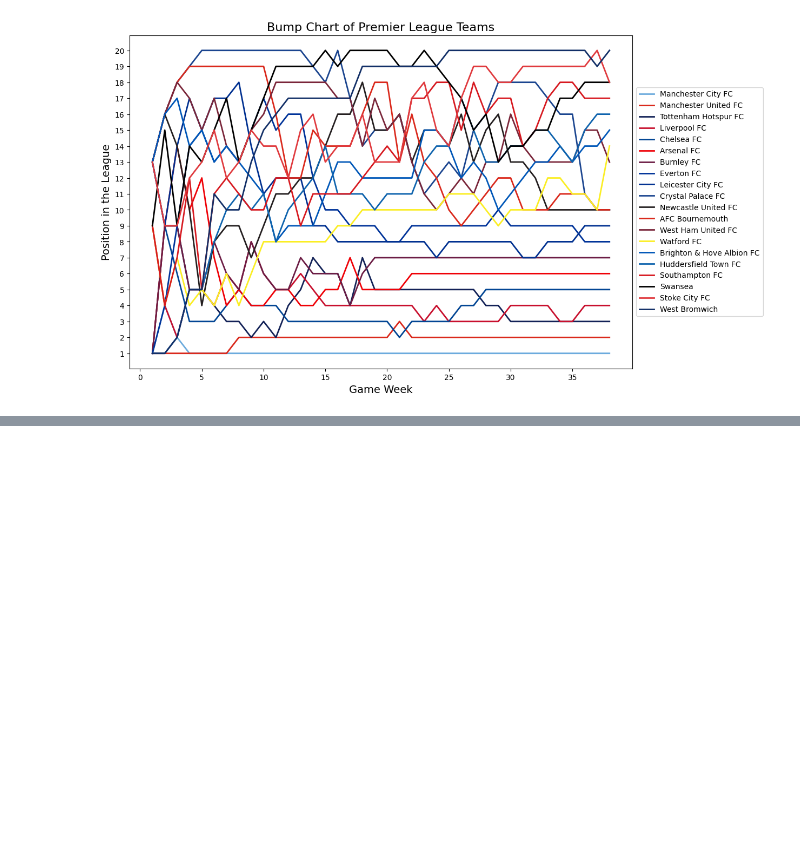
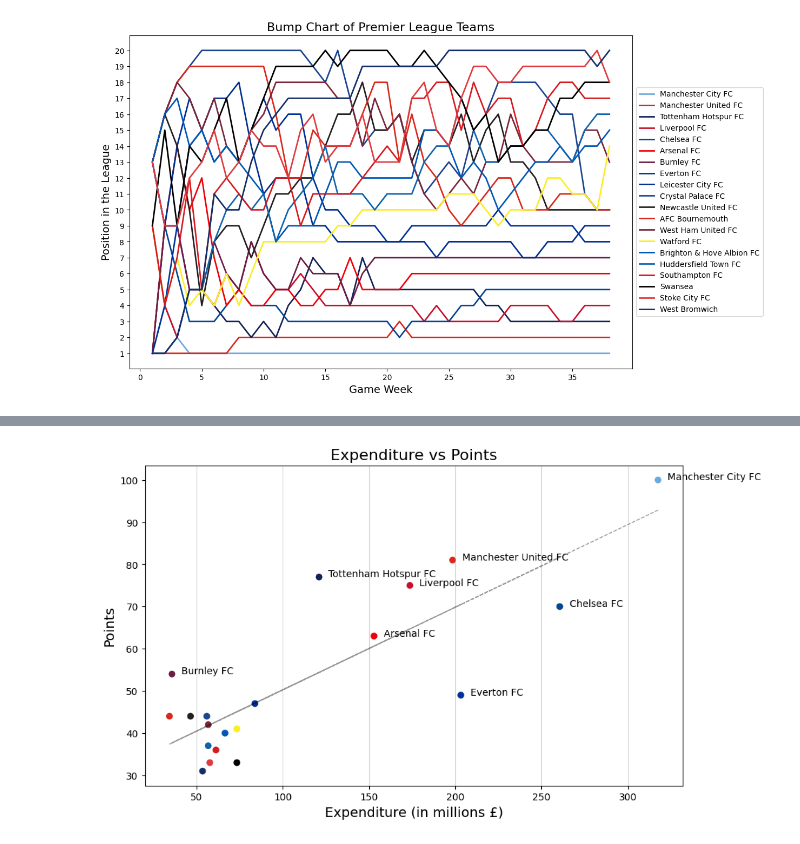
Before and after one commit to G4din/DM-Football, a Jupyter notebook: analysis/season_analysis.ipynb, the cells around one changed output, grey strips where cells are left out. Drawn from its saved outputs; the diff is of its cells as text; code cells hidden in the pictures; blank space fills up the shorter version.

```diff
--- a/analysis/season_analysis.ipynb
+++ b/analysis/season_analysis.ipynb
@@ -525,0 +682,28 @@ plt.show()
+# %%
+# Lets plot this
+# Scatter plot of expenditure vs points
+
+import numpy as np
+
+plt.figure(figsize=(10,6))
+plt.scatter(financial['expenditure'], financial['points'], color=[team_colors[i] for i in financial['team']])
+# print out all the names of the scatters that are above the 100 million mark
+for i, txt in enumerate(financial['team']):
+    if financial['points'].iloc[i] > 48:
+        plt.annotate(txt,
+                     (financial['expenditure'].iloc[i], financial['points'].iloc[i]),
+                     xytext=(10,0),
+                     textcoords='offset points')
+
+# Fit a line to the data
+z = np.polyfit(financial['expenditure'], financial['points'], 1)
+p = np.poly1d(z)
+plt.plot(financial['expenditure'], p(financial['expenditure']), "r--", color='black', linewidth=1.0, alpha=0.4)
+
+plt.xlabel('Expenditure (in millions £)', fontsize=14)
+plt.ylabel('Points', fontsize=14)
+plt.title('Expenditure vs Points', fontsize=16)
+plt.grid(axis='x', alpha=0.5)
+plt.show()
+# %% [output]
+[figure, added]
```
Also changed, not shown: parts of 13 cells of this notebook.
